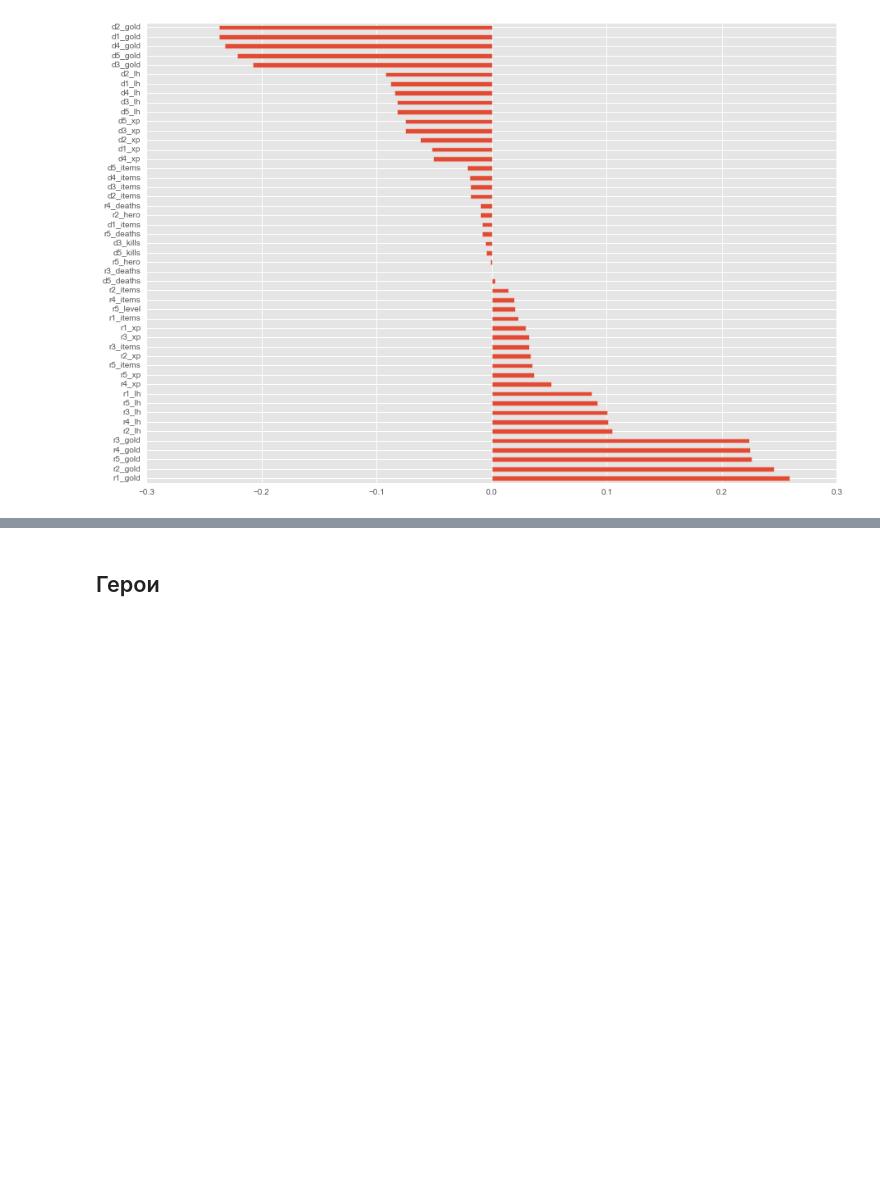
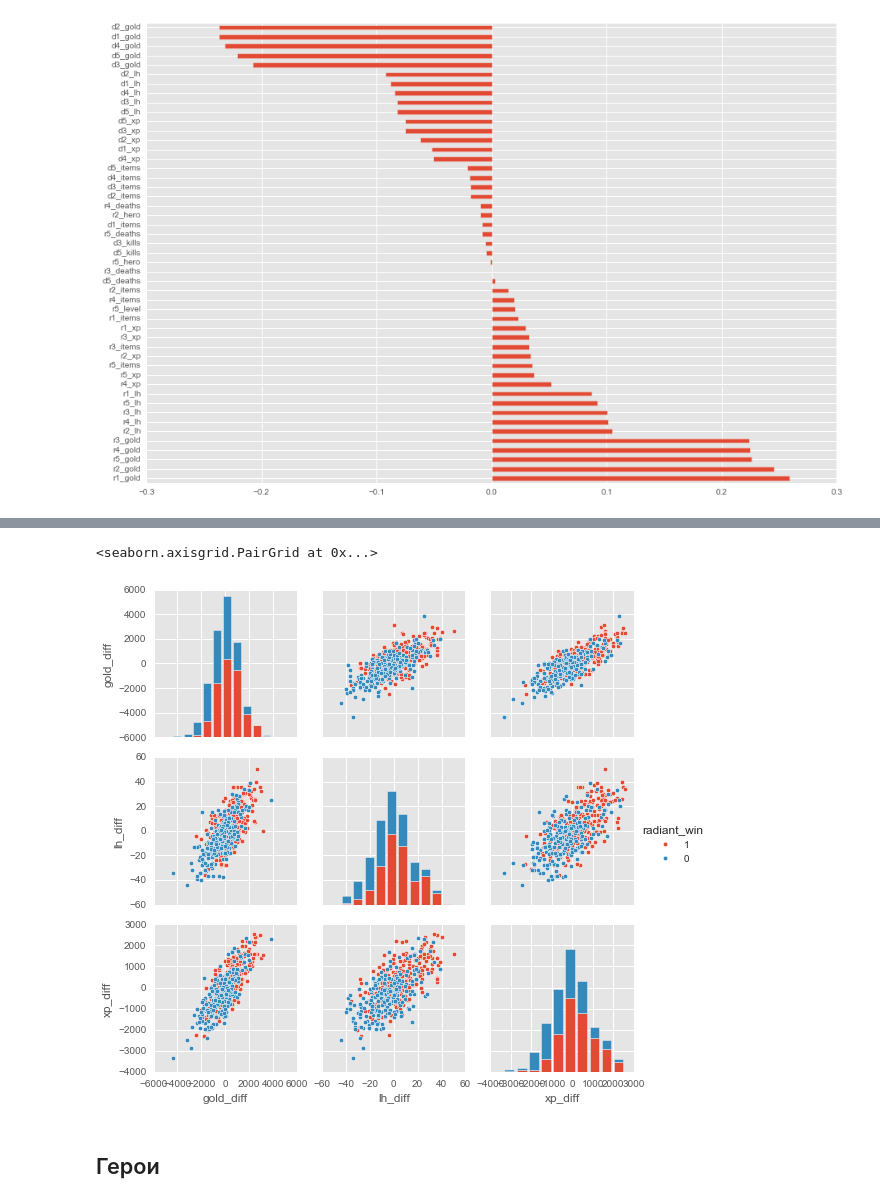
Before and after one commit to blagoffvyacheslav/kaggle, a Jupyter notebook: 2016-02-dota-2-win-probability-prediction/report.ipynb, the cells around one changed output, grey strips where cells are left out. Cells and saved outputs as stored; diff of their text form; code cells hidden in the pictures; blank space fills up the shorter version.

```diff
--- a/2016-02-dota-2-win-probability-prediction/report.ipynb
+++ b/2016-02-dota-2-win-probability-prediction/report.ipynb
@@ -33,3 +58,9 @@ model_lr_explore_l1(data.get('train', 'players').fillna(0), y).plot.barh(figsize
+# %%
+df = pd.concat([y, data.get('train', 'team_diffs')], axis=1).sample(500)
+sns.pairplot(df, vars=['gold_diff', 'lh_diff', 'xp_diff'], hue='radiant_win', hue_order=[1, 0])
+# %% [output]
+<seaborn.axisgrid.PairGrid at 0x...>
+[figure, added]
 # %% [markdown]
 ## Герои
 # %%
```
Also changed, not shown: parts of 11 cells of this notebook.
